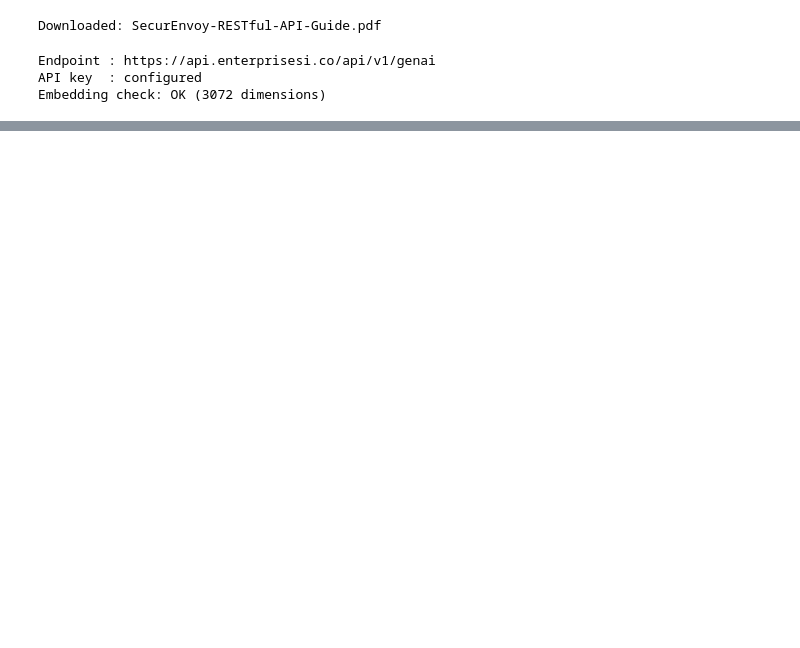
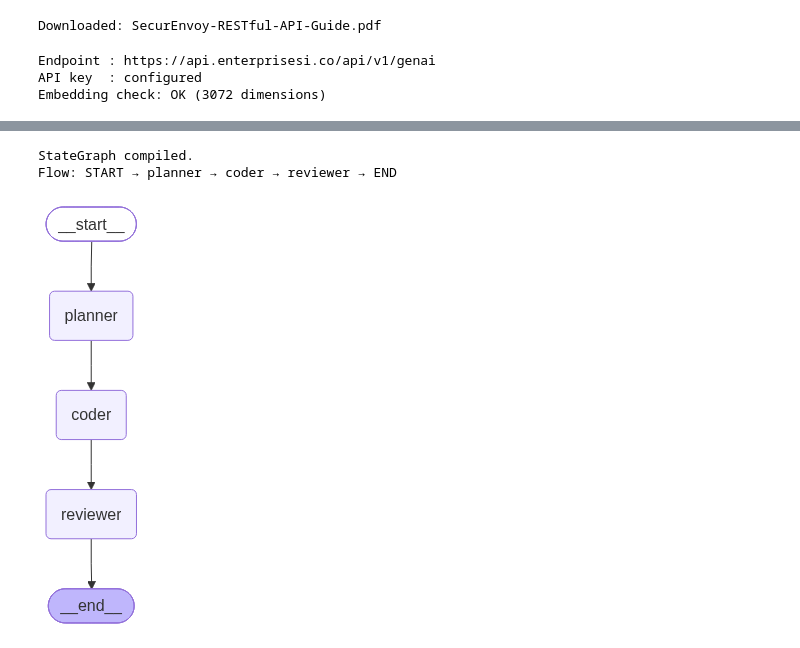
Before and after one commit to bnbaliga/hands-on-agentic-ai, a Jupyter notebook: src/hands_on_agentic_ai/tavant_agentic_ai_exercises/02/01_MultiAgent.ipynb, the cells around one changed output, grey strips where cells are left out. Cells and saved outputs as stored; diff of their text form; code cells hidden in the pictures; blank space fills up the shorter version.

```diff
--- a/src/hands_on_agentic_ai/tavant_agentic_ai_exercises/02/01_MultiAgent.ipynb
+++ b/src/hands_on_agentic_ai/tavant_agentic_ai_exercises/02/01_MultiAgent.ipynb
@@ -137,0 +183,47 @@ AttributeError: module 'google.genai' has no attribute 'embed_content'
+# %%
+def reviewer_node(state: GraphState) -> dict:
+    prompt = f"""You are a principal engineer at DevCorp conducting a code review.
+
+Requirement: \"\"\"{state["requirement"]}\"\"\"
+Plan: {state["plan"]}
+Code: {state["code"]}
+
+Write your review under these exact headings:
+1. Alignment - does the code implement all plan steps? What is missing?
+2. Correctness - are there bugs, edge cases, or incorrect logic?
+3. Style - PEP 8 compliance, docstrings, naming conventions?
+4. Improvements - 2-3 concrete suggestions with short code examples.
+5. Verdict - APPROVED or NEEDS REVISION, with one sentence of justification.
+"""
+    review = extract_text(llm.invoke(prompt))
+    print("[Reviewer] Done.\n", review)
+    return {"review": review}
+# %%
+from langgraph.graph import StateGraph, START, END
+
+graph_builder = StateGraph(GraphState)
+
+graph_builder.add_node("planner",  planner_node)
+graph_builder.add_node("coder",    coder_node)
+graph_builder.add_node("reviewer", reviewer_node)
+
+graph_builder.add_edge(START,      "planner")
+graph_builder.add_edge("planner",  "coder")
+graph_builder.add_edge("coder",    "reviewer")
+graph_builder.add_edge("reviewer", END)
+
+app = graph_builder.compile()
+print("StateGraph compiled.")
+print("Flow: START → planner → coder → reviewer → END")
+# %% [output]
+StateGraph compiled.
+Flow: START → planner → coder → reviewer → END
+# %%
+from IPython.display import Image, display
+
+try:
+    display(Image(app.get_graph().draw_mermaid_png()))
+except Exception:
+    print(app.get_graph().draw_mermaid())
+# %% [output]
+[figure, added]
```
Also changed, not shown: parts of 6 cells of this notebook, 1 other file.
